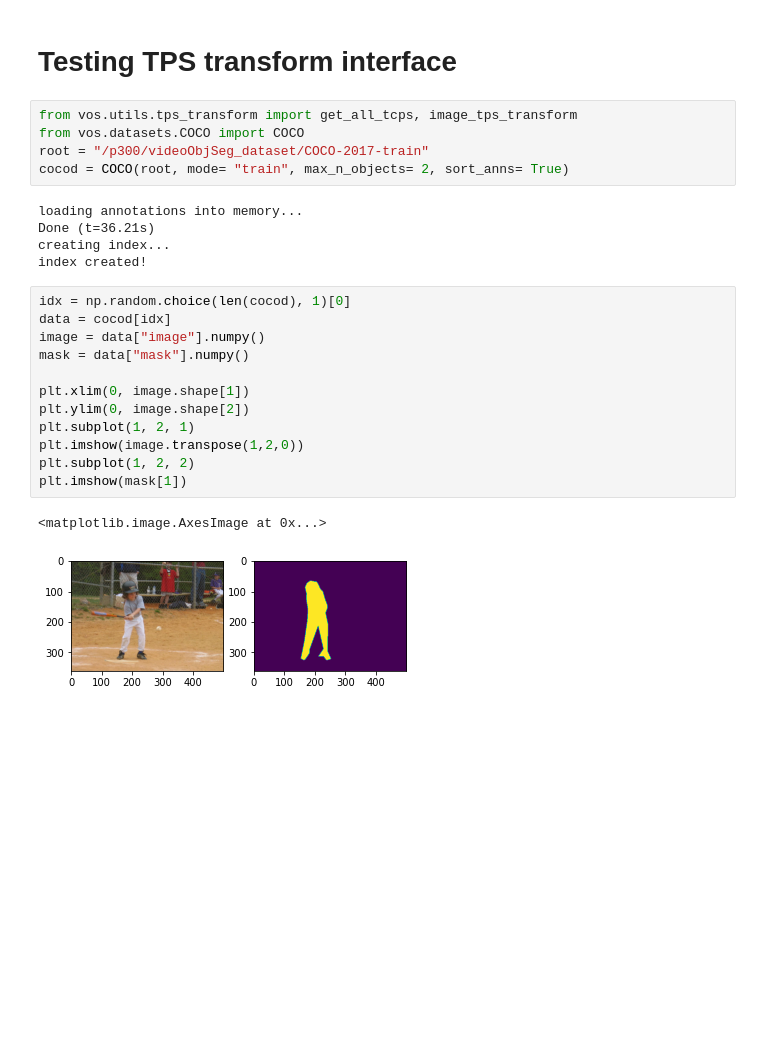
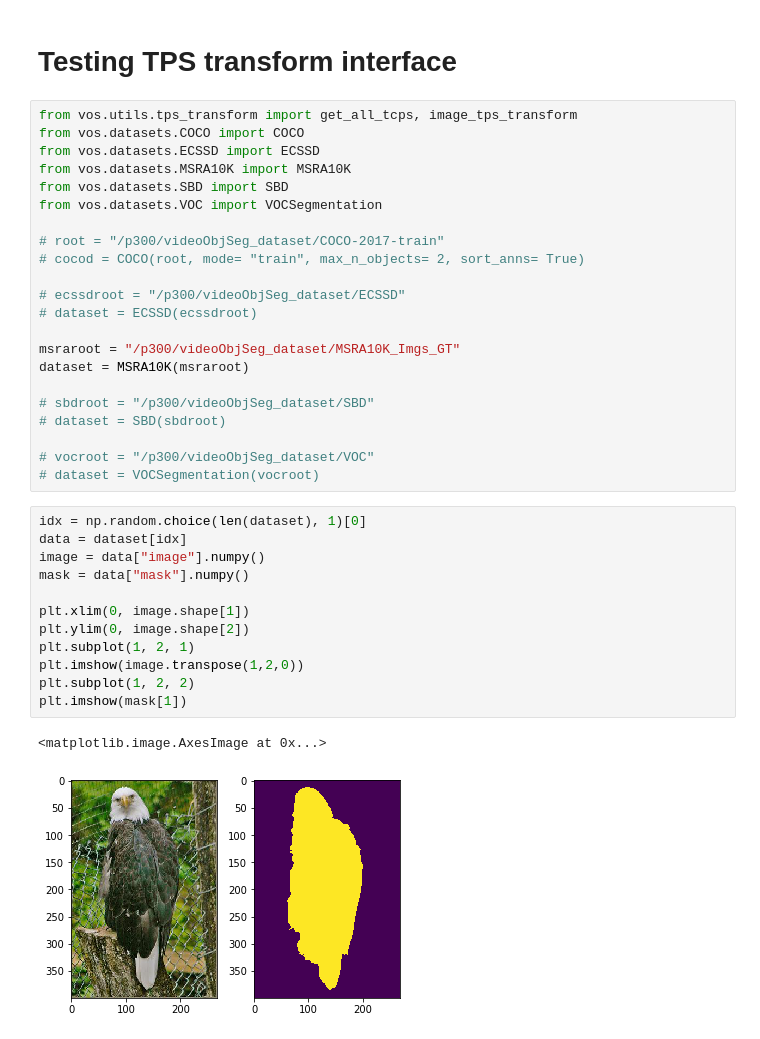
Before and after one commit to Earthnook/VideoObjSeg, a Jupyter notebook: vos/debugger/Debugger for TPS transform on images.ipynb, the cells around one changed output. Cells and saved outputs as stored; diff of their text form; blank space fills up the shorter version.

```diff
--- a/vos/debugger/Debugger for TPS transform on images.ipynb
+++ b/vos/debugger/Debugger for TPS transform on images.ipynb
@@ -94,28 +94,40 @@ plt.show()
 # %%
 from vos.utils.tps_transform import get_all_tcps, image_tps_transform
 from vos.datasets.COCO import COCO
-root = "/p300/videoObjSeg_dataset/COCO-2017-train"
-cocod = COCO(root, mode= "train", max_n_objects= 2, sort_anns= True)
+from vos.datasets.ECSSD import ECSSD
+from vos.datasets.MSRA10K import MSRA10K
+from vos.datasets.SBD import SBD
+from vos.datasets.VOC import VOCSegmentation
+
+# root = "/p300/videoObjSeg_dataset/COCO-2017-train"
+# cocod = COCO(root, mode= "train", max_n_objects= 2, sort_anns= True)
+
+# ecssdroot = "/p300/videoObjSeg_dataset/ECSSD"
+# dataset = ECSSD(ecssdroot)
+
+msraroot = "/p300/videoObjSeg_dataset/MSRA10K_Imgs_GT"
+dataset = MSRA10K(msraroot)
+
+# sbdroot = "/p300/videoObjSeg_dataset/SBD"
+# dataset = SBD(sbdroot)
+
+# vocroot = "/p300/videoObjSeg_dataset/VOC"
+# dataset = VOCSegmentation(vocroot)
-# %% [output]
-loading annotations into memory...
-Done (t=36.21s)
-creating index...
-index created!
 # %%
-idx = np.random.choice(len(cocod), 1)[0]
-data = cocod[idx]
+idx = np.random.choice(len(dataset), 1)[0]
+data = dataset[idx]
 image = data["image"].numpy()
 mask = data["mask"].numpy()
 
 plt.xlim(0, image.shape[1])
 plt.ylim(0, image.shape[2])
 plt.subplot(1, 2, 1)
 plt.imshow(image.transpose(1,2,0))
 plt.subplot(1, 2, 2)
 plt.imshow(mask[1])
 # %% [output]
 <matplotlib.image.AxesImage at 0x...>
-[figure, old version]
+[figure, new version]
 # %%
 _, ys, xs = np.nonzero(mask[1:] == 1)
 print(xs.shape, ys.shape)
```
Also changed, not shown: parts of 4 cells of this notebook, 2 other files.
